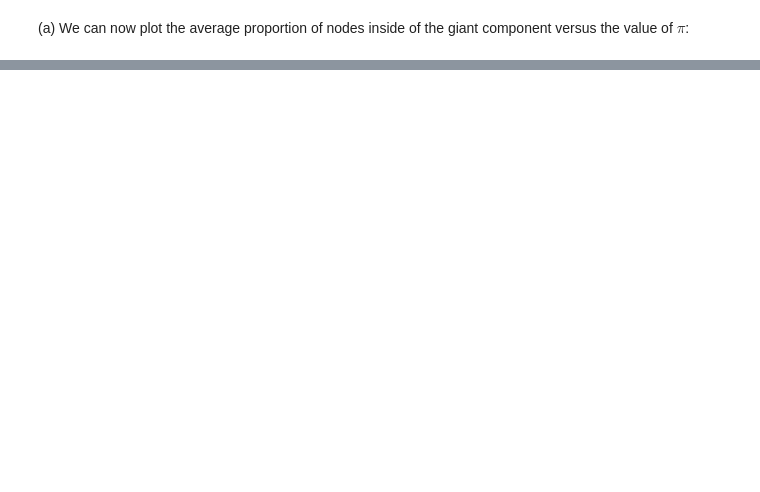
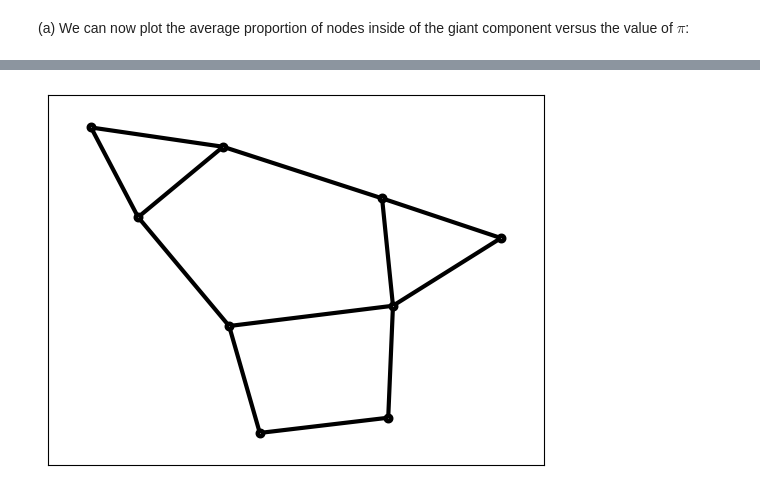
Before and after one commit to jolatechno/cours-ENS, a Jupyter notebook: cours/M2/S4/network/project/JosephTOUZET_complex_network.ipynb, the cells around one changed output, grey strips where cells are left out. Saved outputs shown, nothing was run; the diff lists cells and outputs as text; code cells hidden in the pictures; blank space fills up the shorter version.

```diff
--- a/cours/M2/S4/network/project/JosephTOUZET_complex_network.ipynb
+++ b/cours/M2/S4/network/project/JosephTOUZET_complex_network.ipynb
@@ -154,0 +207,7 @@ plt.plot(pis, avg_size)
+# %%
+core3_component = find_k_core(graph, 3)
+core3_subgraph = graph.subgraph(core3_component)
+
+nx.draw_networkx(core3_subgraph, **options)
+# %% [output]
+[figure, added]
```
Also changed, not shown: parts of 20 cells of this notebook.
